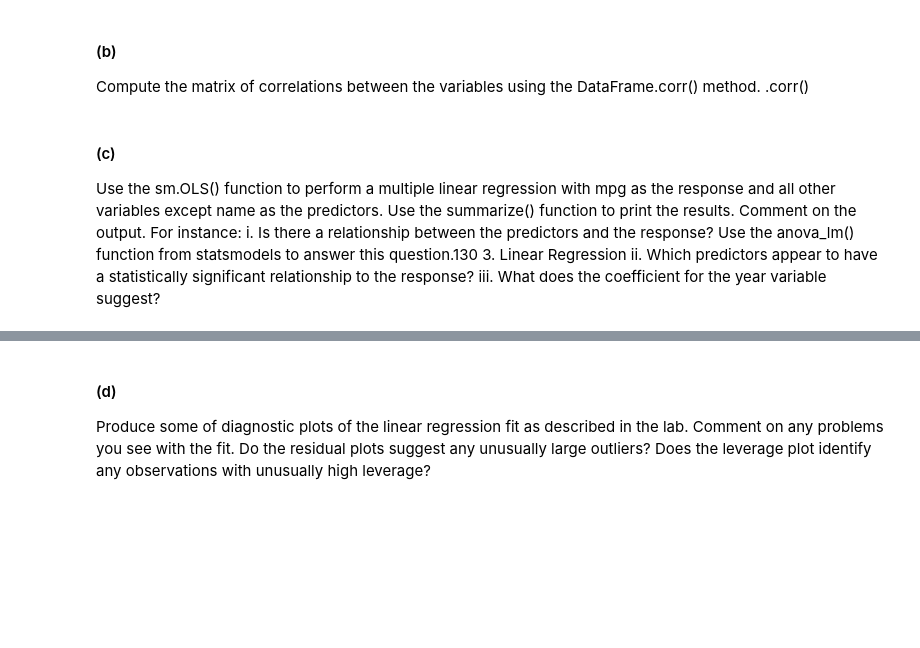
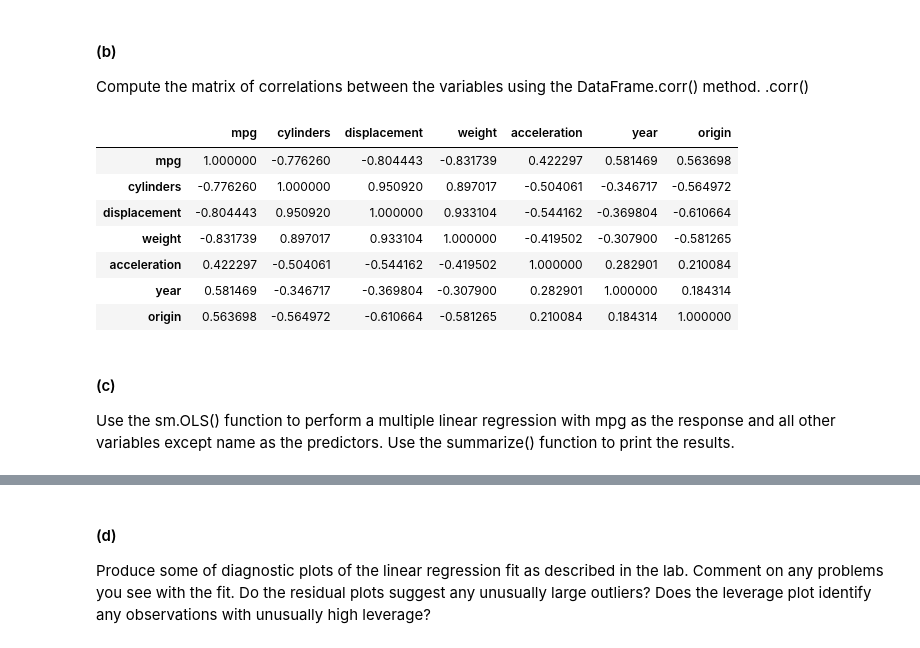
Before and after one commit to danschumac1/pred-mod_assingment2, a Jupyter notebook: Pred-Mod_Assignment2.ipynb, the cells around one changed output, grey strips where cells are left out. Cells and saved outputs as stored; diff of their text form; code cells hidden in the pictures; blank space fills up the shorter version.

```diff
--- a/Pred-Mod_Assignment2.ipynb
+++ b/Pred-Mod_Assignment2.ipynb
@@ -20,6 +28,17 @@ Produce a scatterplot matrix which includes all of the variables in the data set
 # %% [markdown]
 #### (b)
 Compute the matrix of correlations between the variables using the DataFrame.corr() method. .corr()
+# %%
+df_auto.corr()
+# %% [output]
+|  | mpg | cylinders | displacement | weight | acceleration | year | origin |
+| mpg | 1.000000 | -0.776260 | -0.804443 | -0.831739 | 0.422297 | 0.581469 | 0.563698 |
+| cylinders | -0.776260 | 1.000000 | 0.950920 | 0.897017 | -0.504061 | -0.346717 | -0.564972 |
+| displacement | -0.804443 | 0.950920 | 1.000000 | 0.933104 | -0.544162 | -0.369804 | -0.610664 |
+| weight | -0.831739 | 0.897017 | 0.933104 | 1.000000 | -0.419502 | -0.307900 | -0.581265 |
+| acceleration | 0.422297 | -0.504061 | -0.544162 | -0.419502 | 1.000000 | 0.282901 | 0.210084 |
+| year | 0.581469 | -0.346717 | -0.369804 | -0.307900 | 0.282901 | 1.000000 | 0.184314 |
+| origin | 0.563698 | -0.564972 | -0.610664 | -0.581265 | 0.210084 | 0.184314 | 1.000000 |
 # %% [markdown]
 #### (c)
-Use the sm.OLS() function to perform a multiple linear regression with mpg as the response and all other variables except name as the predictors. Use the summarize() function to print the results. Comment on the output. For instance: i. Is there a relationship between the predictors and the response? Use the anova_lm() function from statsmodels to answer this question.130 3. Linear Regression ii. Which predictors appear to have a statistically significant relationship to the response? iii. What does the coefficient for the year variable suggest?
+Use the sm.OLS() function to perform a multiple linear regression with mpg as the response and all other variables except name as the predictors. Use the summarize() function to print the results.
```
Also changed, not shown: parts of 13 cells of this notebook, 1 other file.
